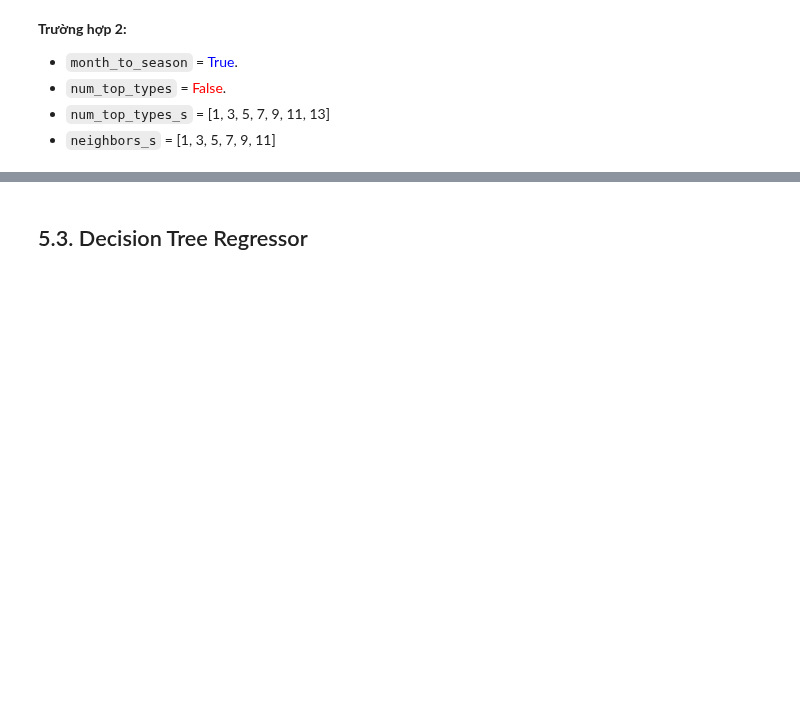
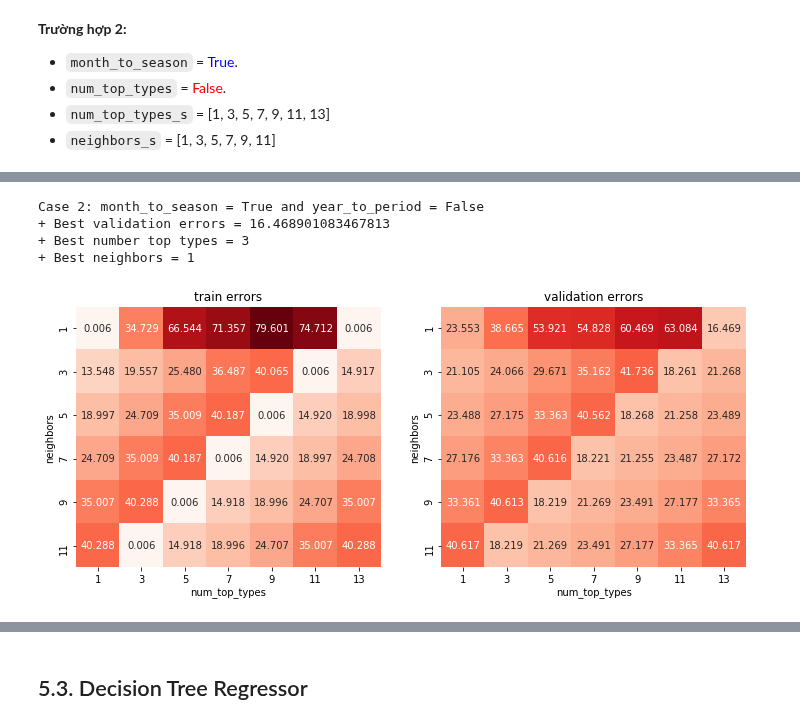
Before and after one commit to dpnam/DS-Final-Project, a Jupyter notebook: real-estate-California/HousePrice_California.ipynb, the cells around one changed output, grey strips where cells are left out. Saved outputs shown, nothing was run; the diff lists cells and outputs as text; code cells hidden in the pictures; blank space fills up the shorter version.

```diff
--- a/real-estate-California/HousePrice_California.ipynb
+++ b/real-estate-California/HousePrice_California.ipynb
@@ -1702,0 +1786,13 @@ print(best_neighbors_KNR)
+# %%
+# Trực quan hóa kết quả của trường hợp 2.
+print("Case 2: month_to_season = True and year_to_period = False")
+print ("+ Best validation errors = " + str(best_val_err_KNR_2))
+print ("+ Best number top types = " + str(best_num_top_types_KNR_2))
+print ("+ Best neighbors = " + str(best_neighbors_KNR_2))
+visualizeResultKNR(train_errs_KNR_2, val_errs_KNR_2, num_top_types_s, neighbors_s)
+# %% [output]
+Case 2: month_to_season = True and year_to_period = False
++ Best validation errors = 16.468901083467813
++ Best number top types = 3
++ Best neighbors = 1
+[figure, added]
```
Also changed, not shown: parts of 65 cells of this notebook, 1 other file.
